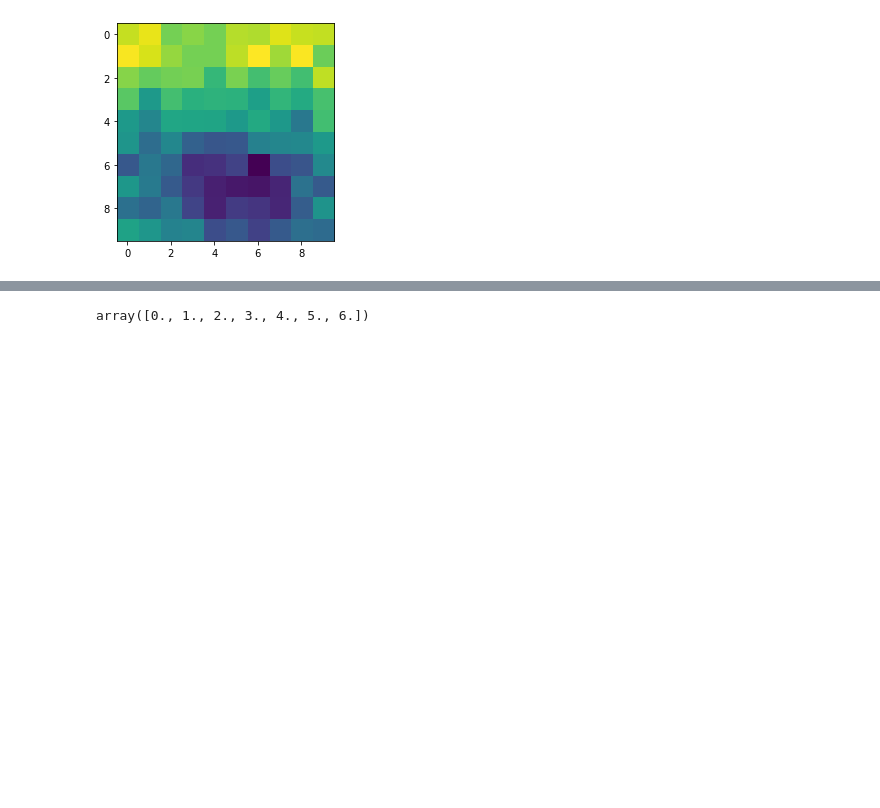
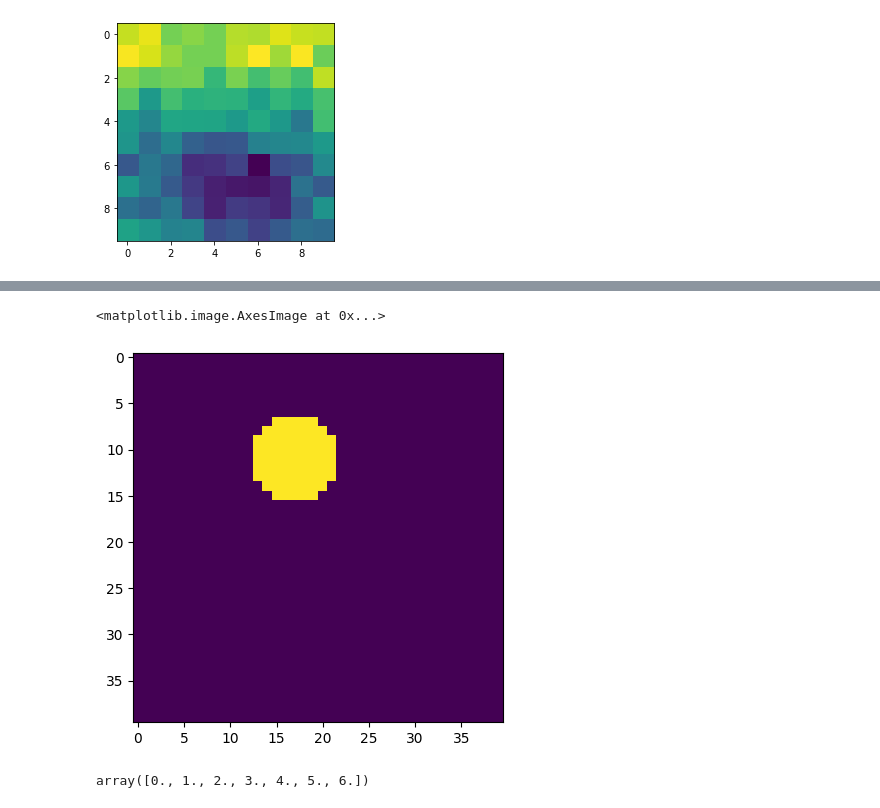
Before and after one commit to Sulla2012/ml-clusters, a Jupyter notebook: stamper_full.ipynb, the cells around one changed output, grey strips where cells are left out. Saved outputs shown, nothing was run; the diff lists cells and outputs as text; code cells hidden in the pictures; blank space fills up the shorter version.

```diff
--- a/stamper_full.ipynb
+++ b/stamper_full.ipynb
@@ -200,3 +232,8 @@ plt.imshow(jpg[...,1])
+# %%
+plt.imshow(mask)
+# %% [output]
+<matplotlib.image.AxesImage at 0x...>
+[figure, added]
 # %%
 with np.load("/project/r/rbond/jorlo/datasets/ACT_tiles/masks/{}_mask.npz".format(key)) as data:
         mask_load = data['arr_0']
```
Also changed, not shown: parts of 8 cells of this notebook, 2 other files.
